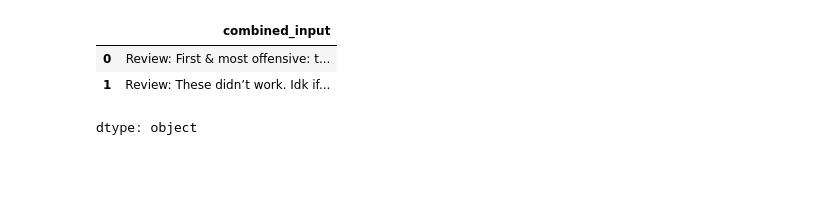
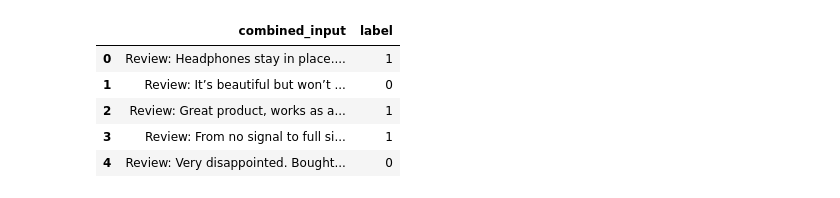
Before and after one commit to DurwinDhas/Bits-Team-NeuralHack, a Jupyter notebook: Bits_Implementation.ipynb, the cells around one changed output. Drawn from its saved outputs; the diff is of its cells as text; code cells hidden in the pictures; blank space fills up the shorter version.

```diff
--- a/Bits_Implementation.ipynb
+++ b/Bits_Implementation.ipynb
@@ -40,19 +41,25 @@ Saving amazon_reviews.csv to amazon_reviews (1).csv
 # %%
 df = pd.read_csv("amazon_reviews.csv")
+df = df.sample(500)
 
 df = df.dropna(subset=["text", "rating"])
 df = df.reset_index(drop=True)
 
 def combine_review_and_rating(row):
     review = str(row["text"])
     rating = str(row["rating"])
     return f"Review: {review}. Rating: {rating} stars."
 
 df["combined_input"] = df.apply(combine_review_and_rating, axis=1)
 
-df["combined_input"].head(2)
+df["label"] = (df["rating"] >= 4).astype(int)
+
+
+df[["combined_input", "label"]].head()
 # %% [output]
-|  | combined_input |
-| 0 | Review: First & most offensive: t... |
-| 1 | Review: These didn’t work. Idk if... |
+|  | combined_input | label |
+| 0 | Review: Headphones stay in place.... | 1 |
+| 1 | Review: It’s beautiful but won’t ... | 0 |
+| 2 | Review: Great product, works as a... | 1 |
+| 3 | Review: From no signal to full si... | 1 |
+| 4 | Review: Very disappointed. Bought... | 0 |
-dtype: object
```
Also changed, not shown: parts of 9 cells of this notebook.
